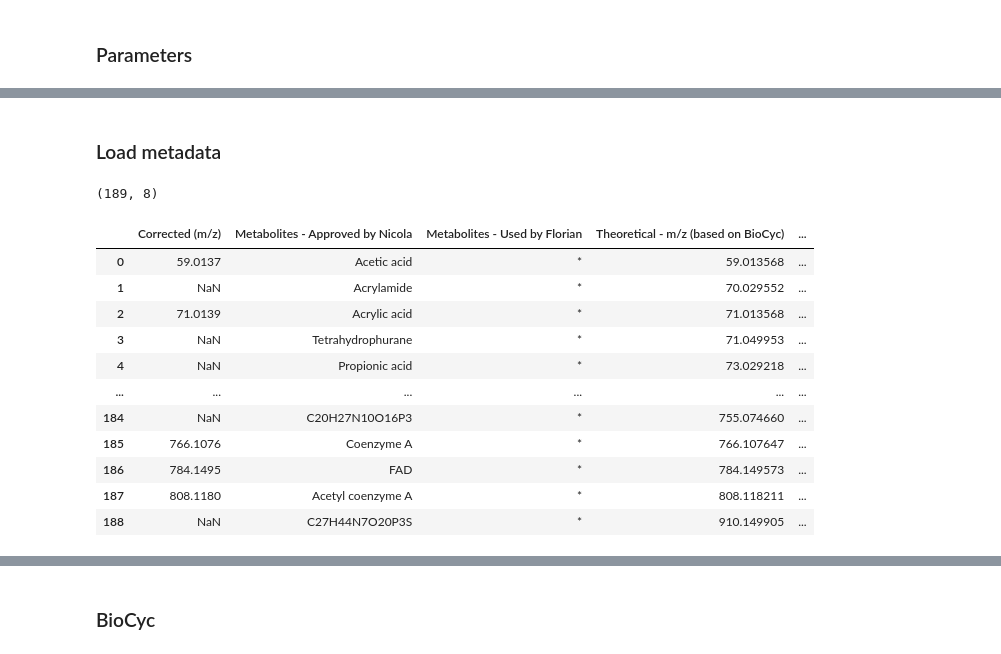
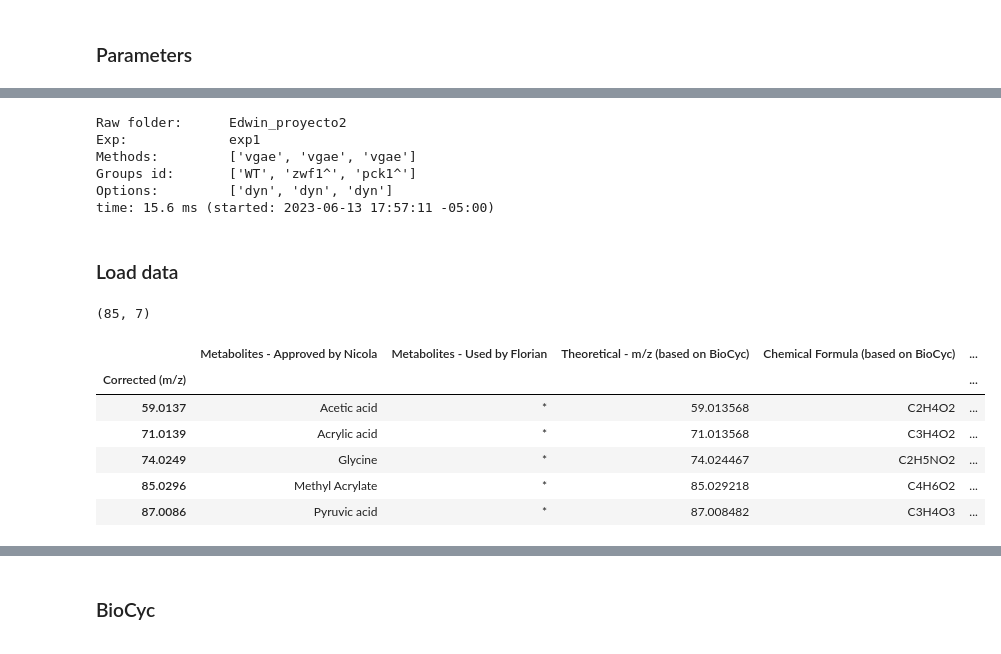
Before and after one commit to win7/GNN_Unsupervised, a Jupyter notebook: processing_biocyc.ipynb, the cells around one changed output, grey strips where cells are left out. Cells and saved outputs as stored; diff of their text form; code cells hidden in the pictures.

```diff
--- a/processing_biocyc.ipynb
+++ b/processing_biocyc.ipynb
@@ -54,21 +25,48 @@ time: 1.41 ms (started: 2023-05-22 15:26:52 -05:00)
+# %%
+import json
+
+# Opening JSON file
+file = open("parameters.json")
+params = json.load(file)
+
+raw_data_folder =  params["raw_folder"]
+print("Raw folder:\t", raw_data_folder)
+
+exp = params["exp"]
+print("Exp:\t\t", exp)
+
+methods = ["vgae", "vgae", "vgae"] # change
+print("Methods:\t", methods)
+
+groups_id = ["WT", "zwf1^", "pck1^"] # change
+print("Groups id:\t", groups_id)
+
+options = ["dyn", "dyn", "dyn"] # change
+print("Options:\t", options)
+# %% [output]
+Raw folder:      Edwin_proyecto2
+Exp:             exp1
+Methods:         ['vgae', 'vgae', 'vgae']
+Groups id:       ['WT', 'zwf1^', 'pck1^']
+Options:         ['dyn', 'dyn', 'dyn']
+time: 15.6 ms (started: 2023-06-13 17:57:11 -05:00)
 # %% [markdown]
-### Load metadata
+### Load data
 # %%
-# Load dataset
-df_metadata = pd.read_excel("{}/input/Edwin_proyecto2/Edwin_Set2-processed.xlsx".format(dir), header=0, sheet_name=1)
+# Load metadata
+
+df_metadata = pd.read_excel("temp/{}/{}.xlsx".format(raw_data_folder, "Edwin_Set2-processed"), header=0, sheet_name=1)
+df_metadata.dropna(subset=["Corrected (m/z)"], inplace=True)
+df_metadata = df_metadata.astype({"Corrected (m/z)": str})
+df_metadata.set_index("Corrected (m/z)", inplace=True)
 print(df_metadata.shape)
-df_metadata
+df_metadata.head()
 # %% [output]
-(189, 8)
+(85, 7)
-|  | Corrected (m/z) | Metabolites - Approved by Nicola | Metabolites - Used by Florian | Theoretical - m/z (based on BioCyc) | ... |
-| 0 | 59.0137 | Acetic acid | * | 59.013568 | ... |
-| 1 | NaN | Acrylamide | * | 70.029552 | ... |
-| 2 | 71.0139 | Acrylic acid | * | 71.013568 | ... |
-| 3 | NaN | Tetrahydrophurane | * | 71.049953 | ... |
-| 4 | NaN | Propionic acid | * | 73.029218 | ... |
-| ... | ... | ... | ... | ... | ... |
-| 184 | NaN | C20H27N10O16P3 | * | 755.074660 | ... |
-| 185 | 766.1076 | Coenzyme A | * | 766.107647 | ... |
-| 186 | 784.1495 | FAD | * | 784.149573 | ... |
-| 187 | 808.1180 | Acetyl coenzyme A | * | 808.118211 | ... |
-| 188 | NaN | C27H44N7O20P3S | * | 910.149905 | ... |
+|  | Metabolites - Approved by Nicola | Metabolites - Used by Florian | Theoretical - m/z (based on BioCyc) | Chemical Formula (based on BioCyc) | ... |
+| Corrected (m/z) |  |  |  |  | ... |
+| 59.0137 | Acetic acid | * | 59.013568 | C2H4O2 | ... |
+| 71.0139 | Acrylic acid | * | 71.013568 | C3H4O2 | ... |
+| 74.0249 | Glycine | * | 74.024467 | C2H5NO2 | ... |
+| 85.0296 | Methyl Acrylate | * | 85.029218 | C4H6O2 | ... |
+| 87.0086 | Pyruvic acid | * | 87.008482 | C3H4O3 | ... |
```
Also changed, not shown: parts of 63 cells of this notebook, 6 other files.
